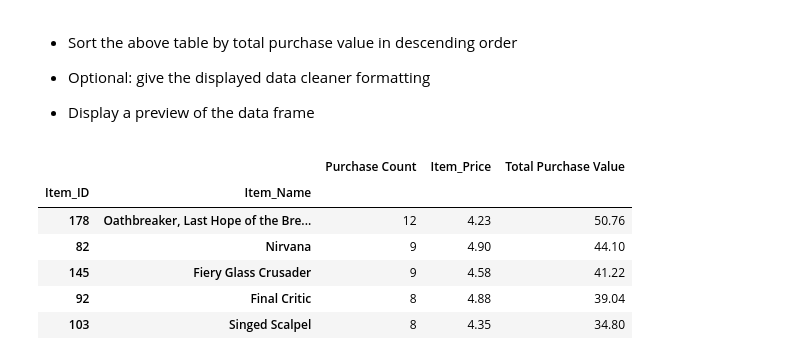
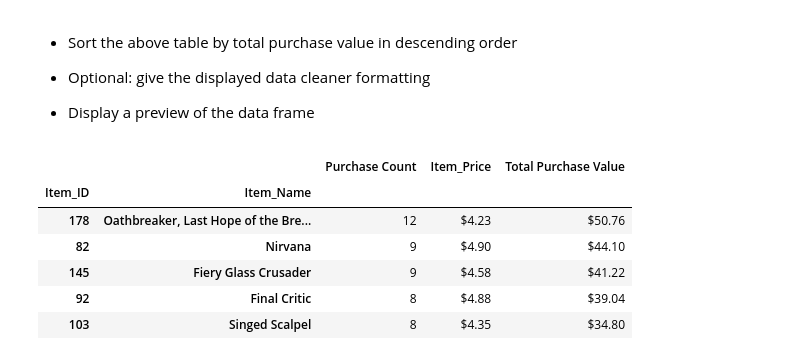
Before and after one commit to valarjeya28/Pandas-Homework, a Jupyter notebook: Instructions/HeroesOfPymoli/HeroesOfPymoli_starter.ipynb, the cells around one changed output. Cells and saved outputs as stored; diff of their text form; code cells hidden in the pictures.

```diff
--- a/Instructions/HeroesOfPymoli/HeroesOfPymoli_starter.ipynb
+++ b/Instructions/HeroesOfPymoli/HeroesOfPymoli_starter.ipynb
@@ -367,29 +367,27 @@ pymoli_items_count_df_sort.head(5)
 # %%
 pymoli_items_count_df_profit = pd.DataFrame(renamed_df.groupby(["Item_ID","Item_Name"]).count())
 
 pymoli_items_sum_df_profit = pd.DataFrame(renamed_df.groupby(["Item_ID","Item_Name"]).sum())
 
 pymoli_items_count_df_profit["Purchase Count"] = pymoli_items_count_df_profit["Purchase_ID"]
 pymoli_items_count_df_profit["Item_Price"] = round(pymoli_items_sum_df_profit["Item_Price"]/pymoli_items_count_df_profit["Purchase_ID"],2)
 pymoli_items_count_df_profit["Total Purchase Value"] = pymoli_items_sum_df_profit["Item_Price"]
 
-
-
-
 pymoli_profit_items_Summary=pymoli_items_count_df_profit[["Purchase Count","Item_Price","Total Purchase Value"]]
 pymoli_profit_items_Summary
 
 pymoli_items_count_df_sort_profit = pymoli_profit_items_Summary.sort_values(by = ["Total Purchase Value","Total Purchase Value"],ascending = False)
 pymoli_items_count_df_sort_profit.head(5)
-pymoli_items_count_df_profit["Item_Price"] = pymoli_items_count_df_profit["Item_Price"].map("${:,.2f}".format)
-pymoli_items_count_df_profit["Total Purchase Value"] = pymoli_items_count_df_profit["Total Purchase Value"].map("${:,.2f}".format)
+
+pymoli_items_count_df_sort_profit["Item_Price"] = pymoli_items_count_df_sort_profit["Item_Price"].map("${:,.2f}".format)
+pymoli_items_count_df_sort_profit["Total Purchase Value"] = pymoli_items_count_df_sort_profit["Total Purchase Value"].map("${:,.2f}".format)
 
 pymoli_items_count_df_sort_profit.head(5)
 # %% [output]
 |  |  | Purchase Count | Item_Price | Total Purchase Value |
 | Item_ID | Item_Name |  |  |  |
-| 178 | Oathbreaker, Last Hope of the Bre... | 12 | 4.23 | 50.76 |
-| 82 | Nirvana | 9 | 4.90 | 44.10 |
-| 145 | Fiery Glass Crusader | 9 | 4.58 | 41.22 |
-| 92 | Final Critic | 8 | 4.88 | 39.04 |
-| 103 | Singed Scalpel | 8 | 4.35 | 34.80 |
+| 178 | Oathbreaker, Last Hope of the Bre... | 12 | $4.23 | $50.76 |
+| 82 | Nirvana | 9 | $4.90 | $44.10 |
+| 145 | Fiery Glass Crusader | 9 | $4.58 | $41.22 |
+| 92 | Final Critic | 8 | $4.88 | $39.04 |
+| 103 | Singed Scalpel | 8 | $4.35 | $34.80 |
```
